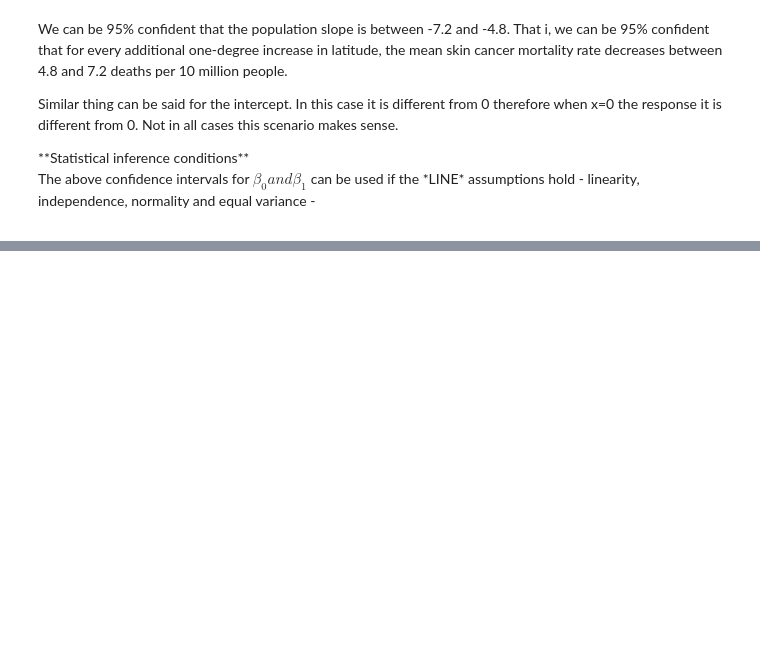
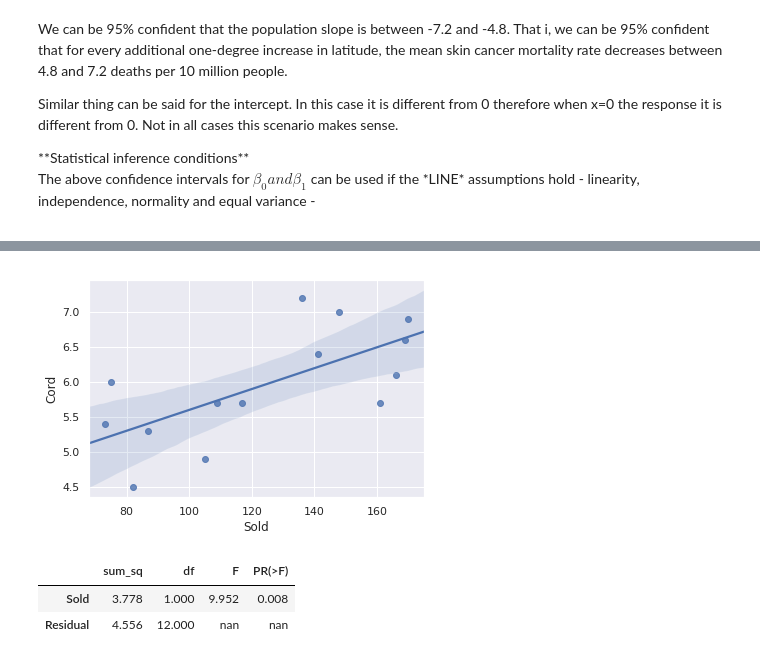
Before and after one commit to ellenne/Regression, a Jupyter notebook: 10. WIP/Regression_Lesson02.ipynb, the cells around one changed output, grey strips where cells are left out. Drawn from its saved outputs; the diff is of its cells as text; code cells hidden in the pictures; blank space fills up the shorter version.

```diff
--- a/10. WIP/Regression_Lesson02.ipynb
+++ b/10. WIP/Regression_Lesson02.ipynb
@@ -87,3 +87,7 @@ fitted.conf_int(0.05)   # 95% confidence interval
 
 <p>  **Statistical inference conditions**<br/>
  The above confidence intervals for $\beta_0 and \beta_1$ can be used if the *LINE* assumptions hold - linearity, independence, normality and equal variance -
+# %%
+leadcord_url = 'https://raw.githubusercontent.com/ellenne/Regression/master/05.%20In/leadcord.csv'
+my_data_2 = pd.read_csv(leadcord_url)
+my_data_2.head()
@@ -89,0 +123,11 @@ fitted.conf_int(0.05)   # 95% confidence interval
+# %%
+ax = sns.regplot(x="Sold", y="Cord", data=my_data_2)
+# %% [output]
+[figure, added]
+# %%
+aov_table_2 = sm.stats.anova_lm(fitted_2, typ=2)
+aov_table_2
+# %% [output]
+|  | sum_sq | df | F | PR(>F) |
+| Sold | 3.778 | 1.000 | 9.952 | 0.008 |
+| Residual | 4.556 | 12.000 | nan | nan |
```
Also changed, not shown: parts of 25 cells of this notebook.
